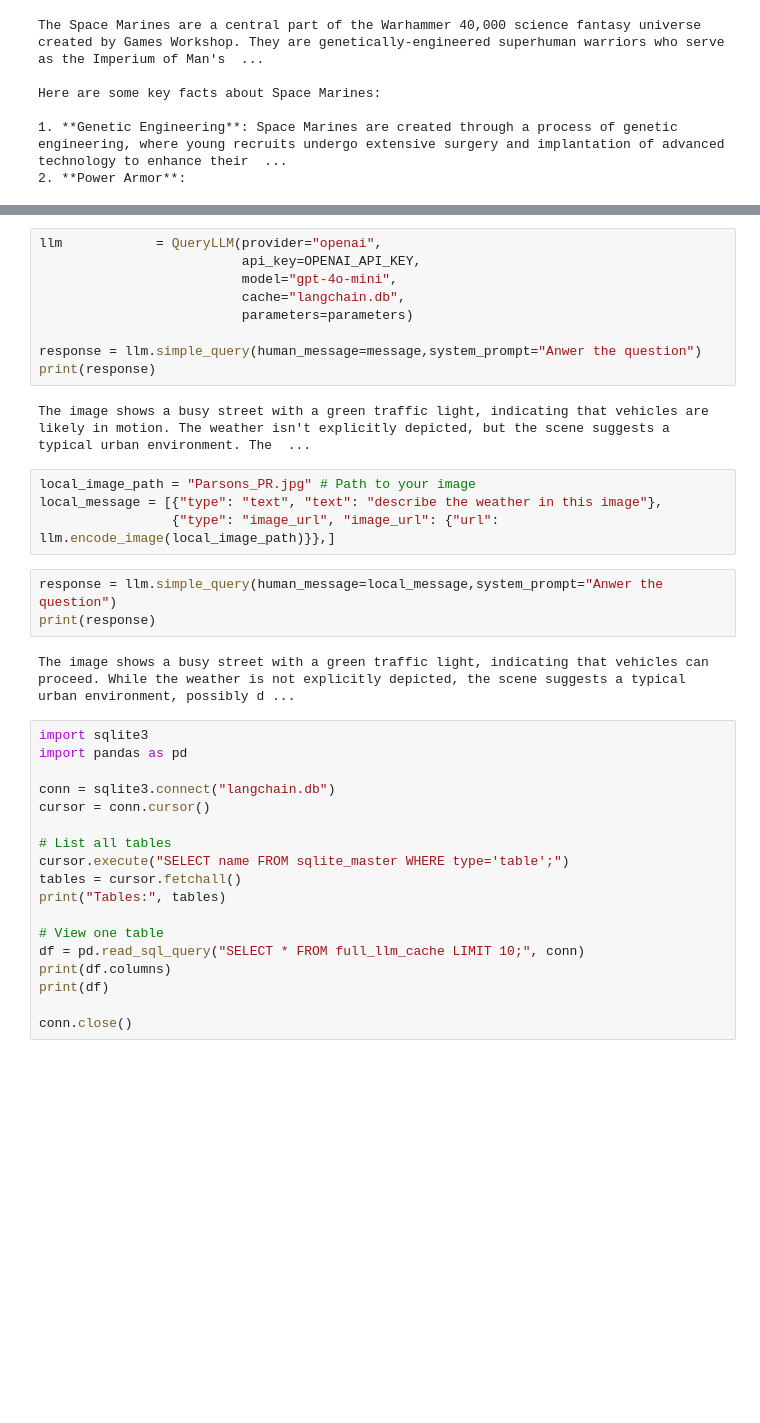
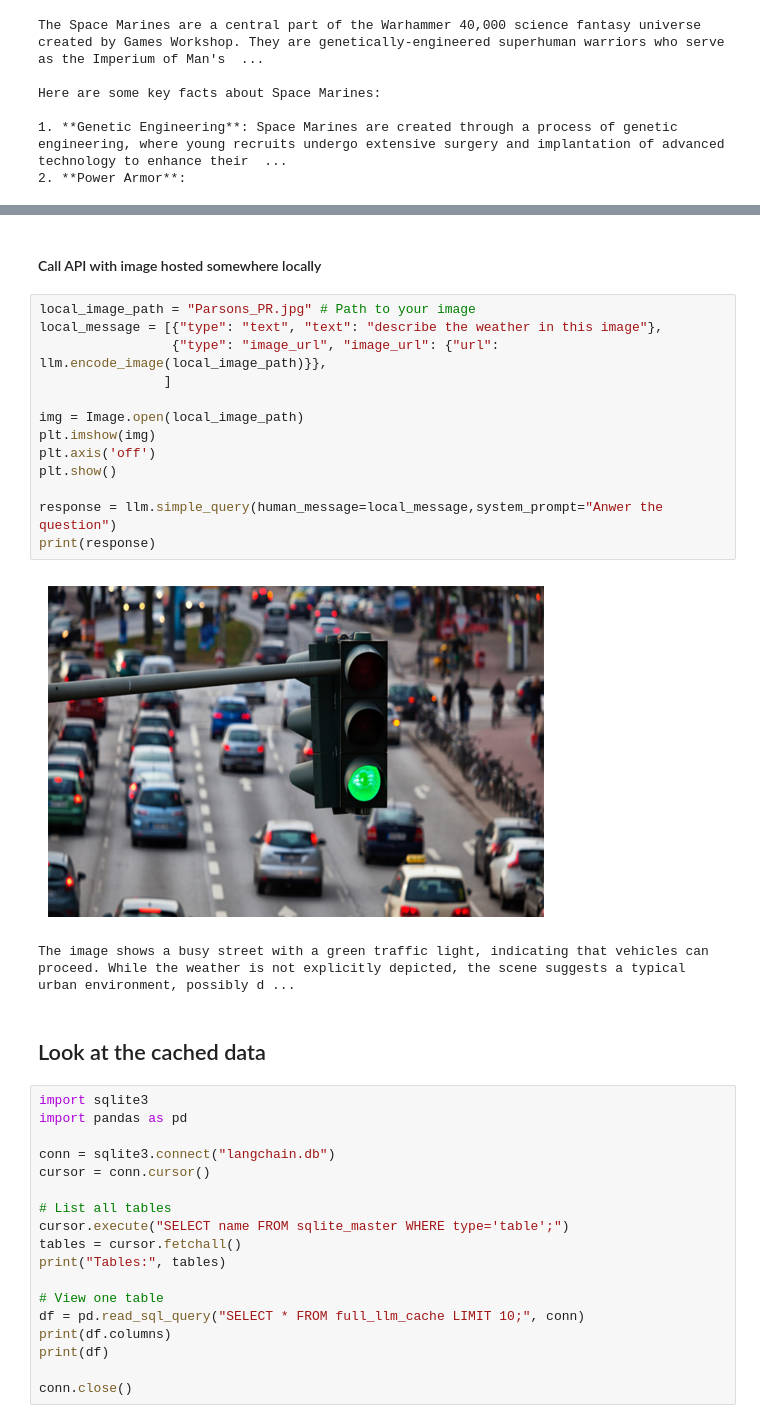
Before and after one commit to Ale9806/BaseRepository, a Jupyter notebook: notebooks/02_use_llms.ipynb, the cells around one changed output, grey strips where cells are left out. Cells and saved outputs as stored; diff of their text form; blank space fills up the shorter version.

```diff
--- a/notebooks/02_use_llms.ipynb
+++ b/notebooks/02_use_llms.ipynb
@@ -48,23 +62,23 @@ message = [{"type": "text", "text": "describe the weather in this image"},
-# %%
-llm            = QueryLLM(provider="openai",
-                          api_key=OPENAI_API_KEY,
-                          model="gpt-4o-mini",
-                          cache="langchain.db",
-                          parameters=parameters)
-
-response = llm.simple_query(human_message=message,system_prompt="Anwer the question")
-print(response)
-# %% [output]
-The image shows a busy street with a green traffic light, indicating that vehicles are likely in motion. The weather isn't explicitly depicted, but the scene suggests a typical urban environment. The  ...
+# %% [markdown]
+#### Call API with image hosted somewhere locally
 # %%
 local_image_path = "Parsons_PR.jpg" # Path to your image
 local_message = [{"type": "text", "text": "describe the weather in this image"},
-                 {"type": "image_url", "image_url": {"url": llm.encode_image(local_image_path)}},]
+                 {"type": "image_url", "image_url": {"url": llm.encode_image(local_image_path)}},
+                ]
+
+img = Image.open(local_image_path)
+plt.imshow(img)
+plt.axis('off')
+plt.show()
+
+response = llm.simple_query(human_message=local_message,system_prompt="Anwer the question")
+print(response)
+# %% [output]
+[figure, added]
+The image shows a busy street with a green traffic light, indicating that vehicles can proceed. While the weather is not explicitly depicted, the scene suggests a typical urban environment, possibly d ...
-# %%
-response = llm.simple_query(human_message=local_message,system_prompt="Anwer the question")
-print(response)
-# %% [output]
-The image shows a busy street with a green traffic light, indicating that vehicles can proceed. While the weather is not explicitly depicted, the scene suggests a typical urban environment, possibly d ...
+# %% [markdown]
+## Look at the cached data
 # %%
 import sqlite3
 import pandas as pd
```
Also changed, not shown: parts of 3 cells of this notebook, 10 other files.
